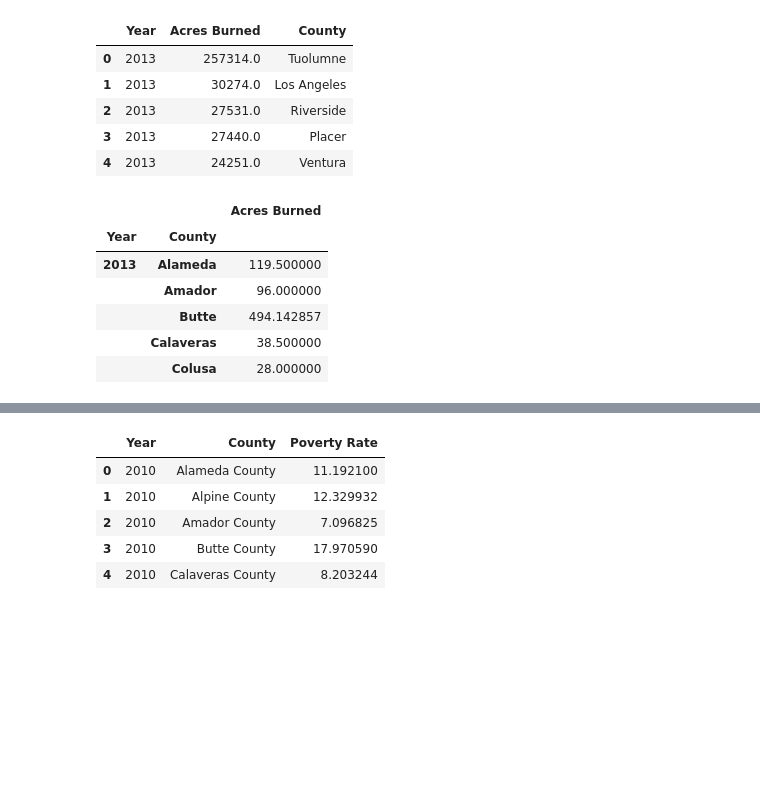
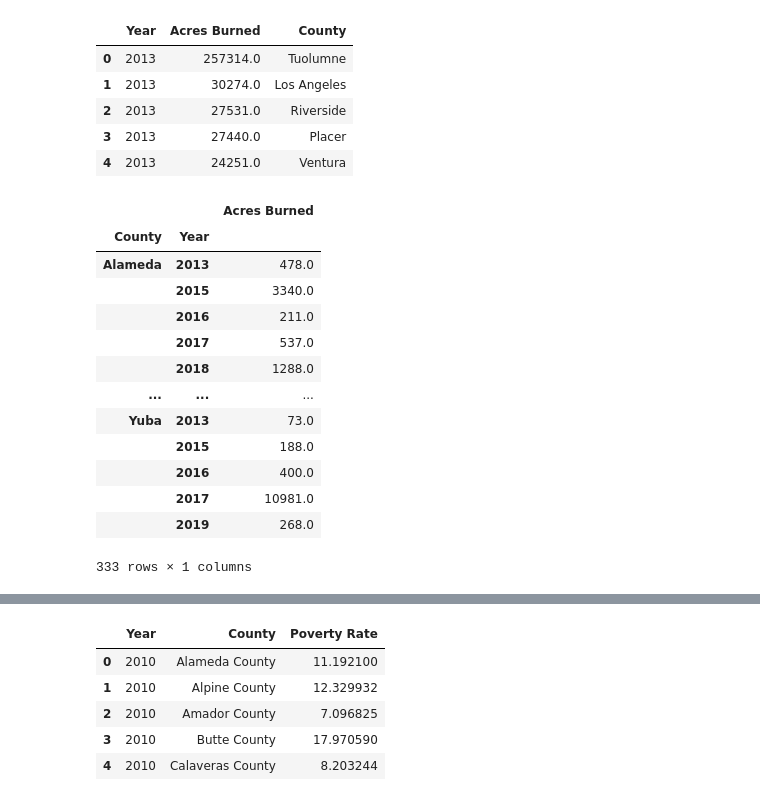
Before and after one commit to KeSavanh/Project_1, a Jupyter notebook: wildfire_analysis/WildFireAnalysis.ipynb, the cells around one changed output, grey strips where cells are left out. Drawn from its saved outputs; the diff is of its cells as text; code cells hidden in the pictures; blank space fills up the shorter version.

```diff
--- a/wildfire_analysis/WildFireAnalysis.ipynb
+++ b/wildfire_analysis/WildFireAnalysis.ipynb
@@ -71,18 +71,25 @@ fire_df.head()
 | 3 | 2013 | 27440.0 | Placer |
 | 4 | 2013 | 24251.0 | Ventura |
 # %%
-fire_filtered = fire_df.groupby(['Year', 'County']).mean()
+fire_filtered = fire_df.groupby(['County', 'Year']).sum()
 
 fire_filtered = pd.DataFrame(fire_filtered)
-fire_filtered.head()
+fire_filtered
 # %% [output]
 |  |  | Acres Burned |
-| Year | County |  |
-| 2013 | Alameda | 119.500000 |
-|  | Amador | 96.000000 |
-|  | Butte | 494.142857 |
-|  | Calaveras | 38.500000 |
-|  | Colusa | 28.000000 |
+| County | Year |  |
+| Alameda | 2013 | 478.0 |
+|  | 2015 | 3340.0 |
+|  | 2016 | 211.0 |
+|  | 2017 | 537.0 |
+|  | 2018 | 1288.0 |
+| ... | ... | ... |
+| Yuba | 2013 | 73.0 |
+|  | 2015 | 188.0 |
+|  | 2016 | 400.0 |
+|  | 2017 | 10981.0 |
+|  | 2019 | 268.0 |
+333 rows × 1 columns
 # %%
 census_csv = '../data_files/drought_census_2010_2019.csv'
 
```
Also changed, not shown: parts of 2 cells of this notebook, 2 other files.
